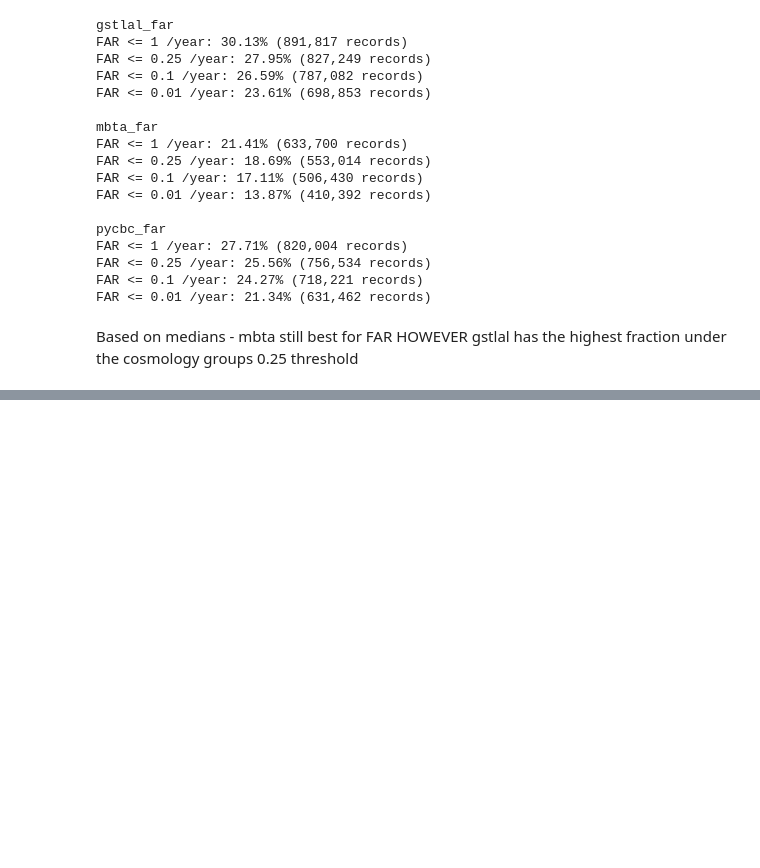
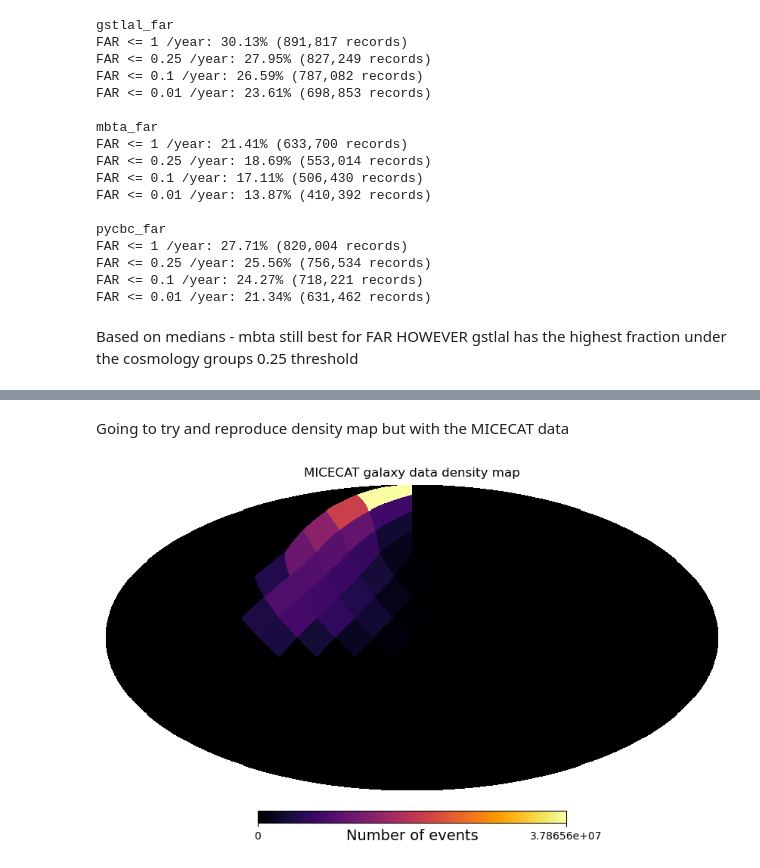
Before and after one commit to AStevens33/Cosmology-Masters-Project-, a Jupyter notebook: jupnotebooktrial.ipynb, the cells around one changed output, grey strips where cells are left out. Drawn from its saved outputs; the diff is of its cells as text; code cells hidden in the pictures; blank space fills up the shorter version.

Commit message:
Loaded micecat data which is now in and working

```diff
--- a/jupnotebooktrial.ipynb
+++ b/jupnotebooktrial.ipynb
@@ -325,0 +298,5 @@ Based on medians - mbta still best for FAR HOWEVER gstlal has the highest fracti
+# %%
+micecatpath = ('/data/wiay/galaxy_catalogs/micecat_selected_columns/'
+               'micecat.parquet')
+
+micecatdata = pd.read_parquet(micecatpath)
@@ -325,0 +319,29 @@ Based on medians - mbta still best for FAR HOWEVER gstlal has the highest fracti
+# %% [markdown]
+Going to try and reproduce density map but with the MICECAT data
+# %%
+nside = 4 #mediocre number of pixels, good for first pass but I'd like to increase as the project continues
+npix = hp.nside2npix(nside) # this gives the number of pixels on the map (far as i can tell)
+chunk_size = 500_000 #everything I tried last week was taking too long so im splitting it into chunks to make it more manageable
+far_cut = 0.25
+snr_cut = 11.0
+counts = np.zeros(npix, dtype=np.float64) #this line makes an empty array of pixels that will update as events fall into them, which i can call on later once its full (NEWLY CHANGED TO FLOAT FOR WHEN I START TO INCLUDE WEIGHTING)
+
+
+
+RA = micecatdata['ra']
+DEC = micecatdata['dec']
+
+valid = np.isfinite(RA) & np.isfinite(DEC)
+
+Mpixels = hp.ang2pix(nside, 90 - DEC[valid], RA[valid], lonlat = True)
+Mcounts = np.bincount(Mpixels, minlength=npix)
+
+hp.mollview(
+    Mcounts,
+    title='MICECAT galaxy data density map',
+    unit='Number of events',
+    cmap='inferno'
+)
+plt.show()
+# %% [output]
+[figure, added]
```
Also changed, not shown: parts of 9 cells of this notebook.
